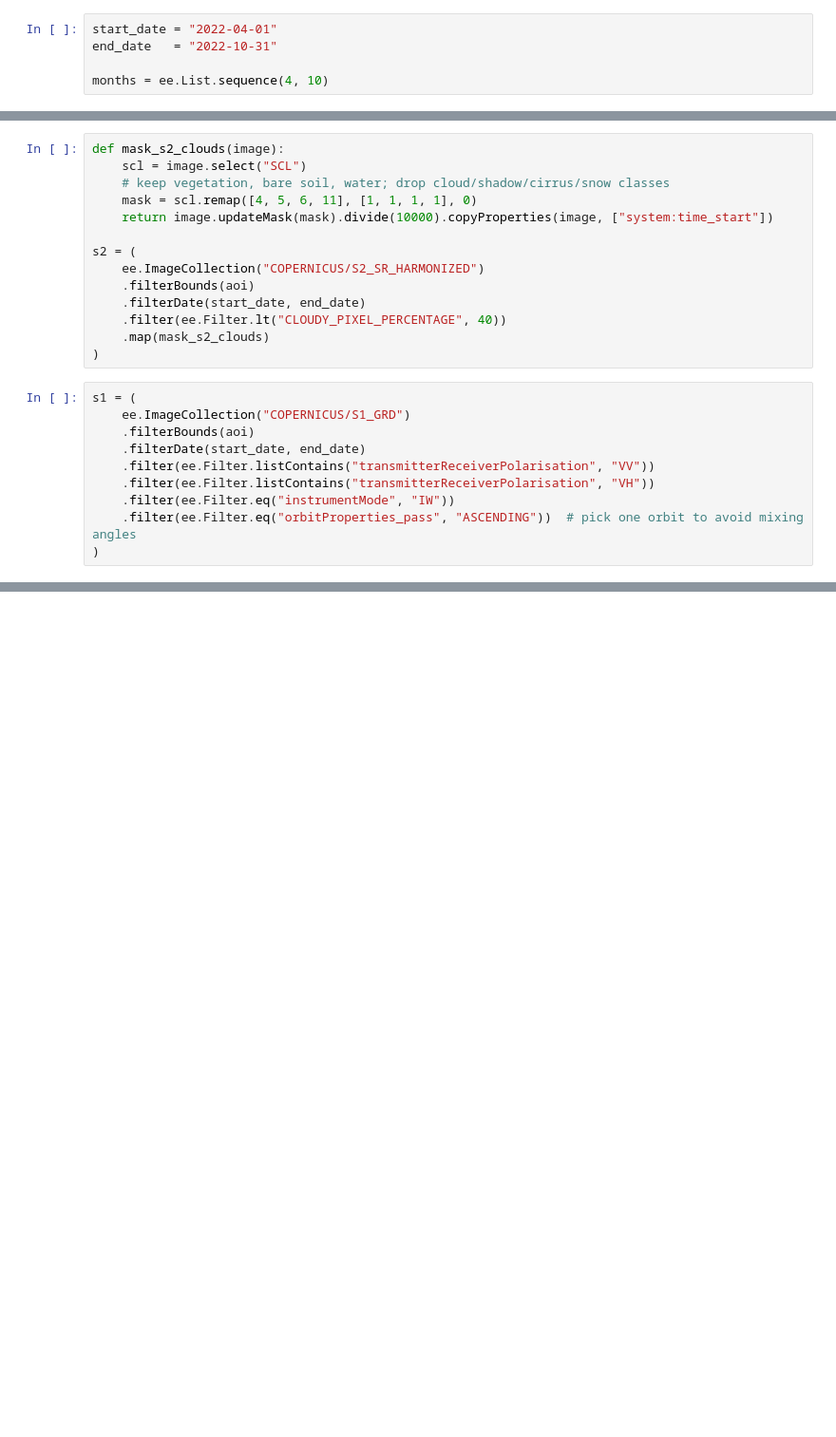
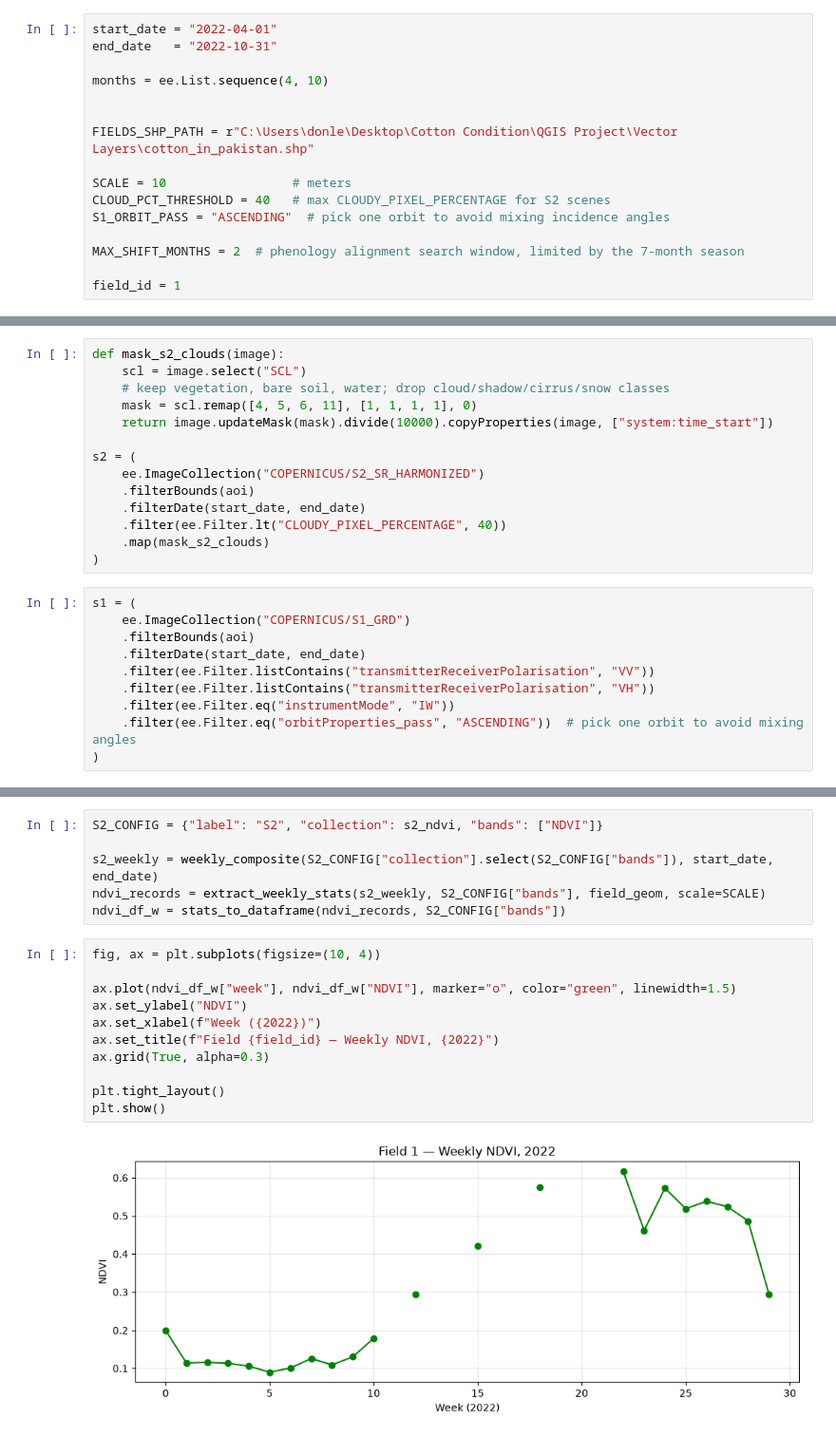
Before and after one commit to toschka123/CottonCondition, a Jupyter notebook: PyCotton.ipynb, the cells around one changed output, grey strips where cells are left out. Shown at 95% size. Drawn from its saved outputs; the diff is of its cells as text; blank space fills up the shorter version.

```diff
--- a/PyCotton.ipynb
+++ b/PyCotton.ipynb
@@ -27,3 +33,14 @@ start_date = "2022-04-01"
 end_date   = "2022-10-31"
 
 months = ee.List.sequence(4, 10)
+
+
+FIELDS_SHP_PATH = r"C:\Users\donle\Desktop\Cotton Condition\QGIS Project\Vector Layers\cotton_in_pakistan.shp"
+
+SCALE = 10                 # meters
+CLOUD_PCT_THRESHOLD = 40   # max CLOUDY_PIXEL_PERCENTAGE for S2 scenes
+S1_ORBIT_PASS = "ASCENDING"  # pick one orbit to avoid mixing incidence angles
+
+MAX_SHIFT_MONTHS = 2  # phenology alignment search window, limited by the 7-month season
+
+field_id = 1
@@ -106,0 +201,19 @@ plt.show()
+# %%
+S2_CONFIG = {"label": "S2", "collection": s2_ndvi, "bands": ["NDVI"]}
+
+s2_weekly = weekly_composite(S2_CONFIG["collection"].select(S2_CONFIG["bands"]), start_date, end_date)
+ndvi_records = extract_weekly_stats(s2_weekly, S2_CONFIG["bands"], field_geom, scale=SCALE)
+ndvi_df_w = stats_to_dataframe(ndvi_records, S2_CONFIG["bands"])
+# %%
+fig, ax = plt.subplots(figsize=(10, 4))
+
+ax.plot(ndvi_df_w["week"], ndvi_df_w["NDVI"], marker="o", color="green", linewidth=1.5)
+ax.set_ylabel("NDVI")
+ax.set_xlabel(f"Week ({2022})")
+ax.set_title(f"Field {field_id} — Weekly NDVI, {2022}")
+ax.grid(True, alpha=0.3)
+
+plt.tight_layout()
+plt.show()
+# %% [output]
+[figure, added]
```
Also changed, not shown: parts of 32 cells of this notebook.
